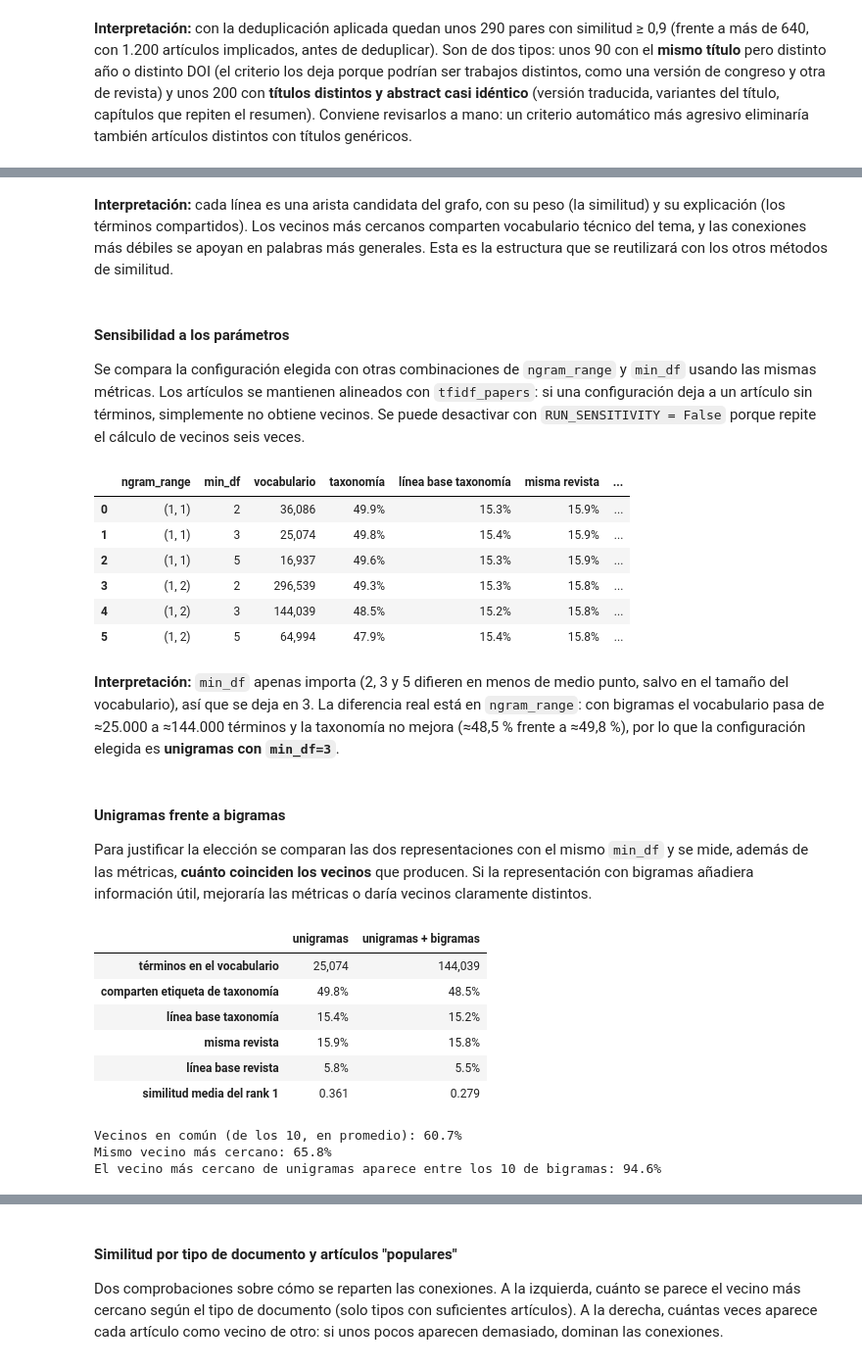
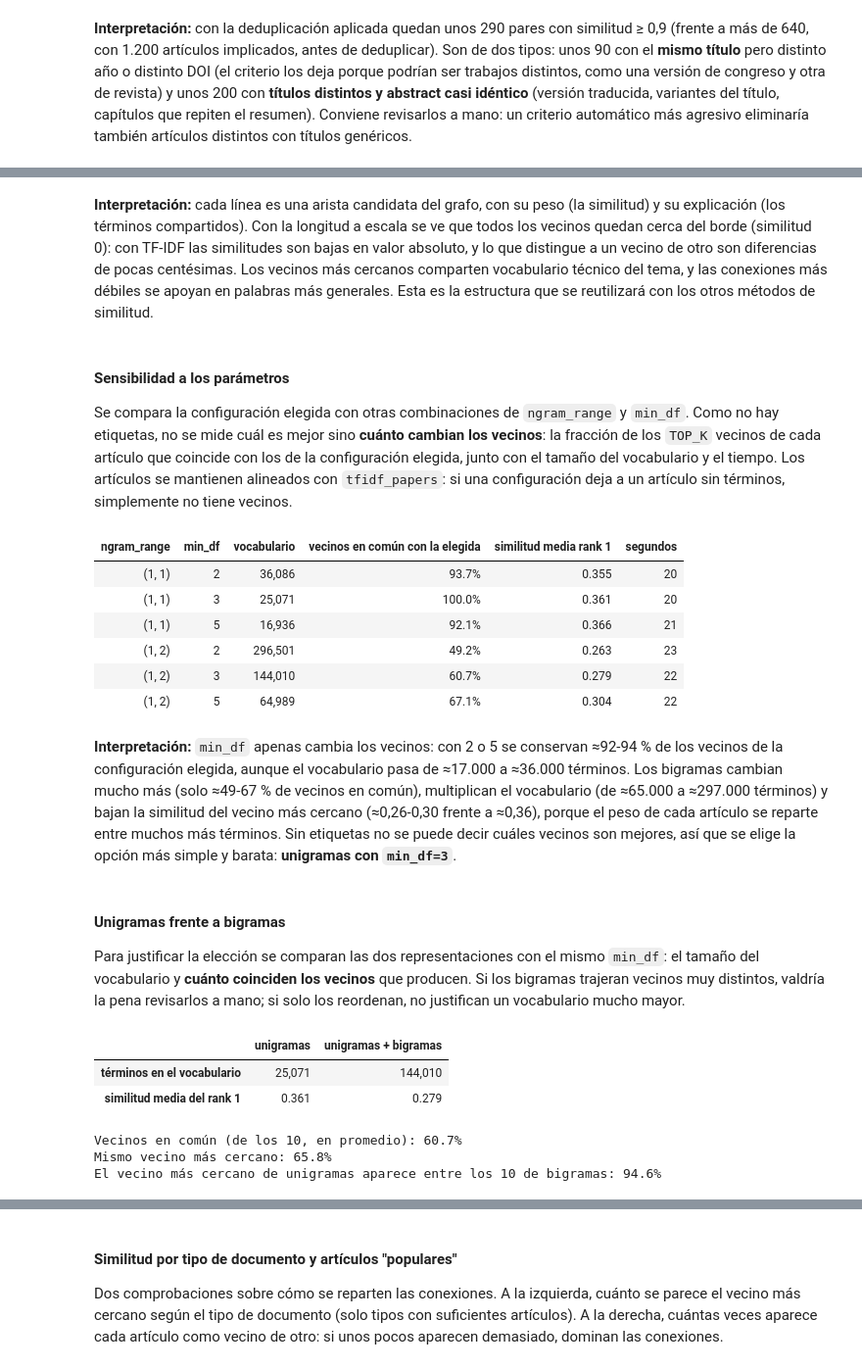
Before and after one commit to mbarrerag/NLP-Project, a Jupyter notebook: notebooks/NPL_Proyecto.ipynb, the cells around one changed output, grey strips where cells are left out. Shown at 98% size. Drawn from its saved outputs; the diff is of its cells as text; code cells hidden in the pictures.

```diff
--- a/notebooks/NPL_Proyecto.ipynb
+++ b/notebooks/NPL_Proyecto.ipynb
@@ -118,7 +111,7 @@ dtype: int64
 ## Posibles duplicados
 # %%
 # Encontrar y eliminar registros con el mismo 'Título original', 'Descripción original' y 'Fecha'
-duplicate_subset = ['Título original', 'Descripción original', 'Fecha']
+duplicate_subset = ['Título original', 'Descripción original']
 duplicate_mask = df.duplicated(subset=duplicate_subset, keep=False)
 duplicate_titles_abstracts = df.loc[duplicate_mask].copy()
 
@@ -1264,51 +1069,57 @@ plt.show()
 # %% [markdown]
-**Interpretación:** cada línea es una arista candidata del grafo, con su peso (la similitud) y su explicación (los términos compartidos). Los vecinos más cercanos comparten vocabulario técnico del tema, y las conexiones más débiles se apoyan en palabras más generales. Esta es la estructura que se reutilizará con los otros métodos de similitud.
+**Interpretación:** cada línea es una arista candidata del grafo, con su peso (la similitud) y su explicación (los términos compartidos). Con la longitud a escala se ve que todos los vecinos quedan cerca del borde (similitud 0): con TF-IDF las similitudes son bajas en valor absoluto, y lo que distingue a un vecino de otro son diferencias de pocas centésimas. Los vecinos más cercanos comparten vocabulario técnico del tema, y las conexiones más débiles se apoyan en palabras más generales. Esta es la estructura que se reutilizará con los otros métodos de similitud.
 # %% [markdown]
 #### Sensibilidad a los parámetros
 
-Se compara la configuración elegida con otras combinaciones de `ngram_range` y `min_df` usando las mismas métricas. Los artículos se mantienen alineados con `tfidf_papers`: si una configuración deja a un artículo sin términos, simplemente no obtiene vecinos. Se puede desactivar con `RUN_SENSITIVITY = False` porque repite el cálculo de vecinos seis veces.
+Se compara la configuración elegida con otras combinaciones de `ngram_range` y `min_df`. Como no hay etiquetas, no se mide cuál es mejor sino **cuánto cambian los vecinos**: la fracción de los `TOP_K` vecinos de cada artículo que coincide con los de la configuración elegida, junto con el tamaño del vocabulario y el tiempo. Los artículos se mantienen alineados con `tfidf_papers`: si una configuración deja a un artículo sin términos, simplemente no tiene vecinos.
 # %%
 RUN_SENSITIVITY = True
 SENSITIVITY_NGRAMS = [(1, 1), (1, 2)]
 SENSITIVITY_MIN_DF = [2, 3, 5]
+
+
+def neighbor_overlap(pairs, reference):
+    """Fracción media de los vecinos de `reference` que también aparecen en `pairs`, por artículo."""
+    ours = pairs.groupby('source_idx')['target_idx'].agg(set)
+    theirs = reference.groupby('source_idx')['target_idx'].agg(set)
+    common = theirs.index.intersection(ours.index)
+    return np.mean([len(ours[i] & theirs[i]) / len(theirs[i]) for i in common])
+
 
 if RUN_SENSITIVITY:
     rows = []
     for ngram_range in SENSITIVITY_NGRAMS:
         for min_df in SENSITIVITY_MIN_DF:
             _t0 = time.time()
             _, matrix = build_tfidf(tfidf_papers['text_tokens'], ngram_range=ngram_range, min_df=min_df)
             pairs = top_k_neighbors(matrix, tfidf_ids)
-            metrics = evaluate_neighbors(pairs)
             rows.append({
                 'ngram_range': str(ngram_range),
                 'min_df': min_df,
                 'vocabulario': matrix.shape[1],
-                'taxonomía': metrics['precision_taxonomia'],
-                'línea base taxonomía': metrics['baseline_taxonomia'],
-                'misma revista': metrics['misma_revista'],
-                'similitud media rank 1': metrics['similitud_media_rank1'],
+                'vecinos en común con la elegida': neighbor_overlap(pairs, tfidf_pairs),
+                'similitud media rank 1': pairs.loc[pairs['rank'] == 1, 'similarity_score'].mean(),
                 'segundos': time.time() - _t0,
             })
     sensitivity = pd.DataFrame(rows)
     display(sensitivity.style.format({
-        'vocabulario': '{:,}', 'taxonomía': '{:.1%}', 'línea base taxonomía': '{:.1%}',
-        'misma revista': '{:.1%}', 'similitud media rank 1': '{:.3f}', 'segundos': '{:.0f}',
-    }))
+        'vocabulario': '{:,}', 'vecinos en común con la elegida': '{:.1%}',
+        'similitud media rank 1': '{:.3f}', 'segundos': '{:.0f}',
+    }).hide(axis='index'))
 # %% [output]
-|  | ngram_range | min_df | vocabulario | taxonomía | línea base taxonomía | misma revista | ... |
-| 0 | (1, 1) | 2 | 36,086 | 49.9% | 15.3% | 15.9% | ... |
-| 1 | (1, 1) | 3 | 25,074 | 49.8% | 15.4% | 15.9% | ... |
-| 2 | (1, 1) | 5 | 16,937 | 49.6% | 15.3% | 15.9% | ... |
-| 3 | (1, 2) | 2 | 296,539 | 49.3% | 15.3% | 15.8% | ... |
-| 4 | (1, 2) | 3 | 144,039 | 48.5% | 15.2% | 15.8% | ... |
-| 5 | (1, 2) | 5 | 64,994 | 47.9% | 15.4% | 15.8% | ... |
+| ngram_range | min_df | vocabulario | vecinos en común con la elegida | similitud media rank 1 | segundos |
+| (1, 1) | 2 | 36,086 | 93.7% | 0.355 | 20 |
+| (1, 1) | 3 | 25,071 | 100.0% | 0.361 | 20 |
+| (1, 1) | 5 | 16,936 | 92.1% | 0.366 | 21 |
+| (1, 2) | 2 | 296,501 | 49.2% | 0.263 | 23 |
+| (1, 2) | 3 | 144,010 | 60.7% | 0.279 | 22 |
+| (1, 2) | 5 | 64,989 | 67.1% | 0.304 | 22 |
-# %% [markdown]
-**Interpretación:** `min_df` apenas importa (2, 3 y 5 difieren en menos de medio punto, salvo en el tamaño del vocabulario), así que se deja en 3. La diferencia real está en `ngram_range`: con bigramas el vocabulario pasa de ≈25.000 a ≈144.000 términos y la taxonomía no mejora (≈48,5 % frente a ≈49,8 %), por lo que la configuración elegida es **unigramas con `min_df=3`**.
+# %% [markdown]
+**Interpretación:** `min_df` apenas cambia los vecinos: con 2 o 5 se conservan ≈92-94 % de los vecinos de la configuración elegida, aunque el vocabulario pasa de ≈17.000 a ≈36.000 términos. Los bigramas cambian mucho más (solo ≈49-67 % de vecinos en común), multiplican el vocabulario (de ≈65.000 a ≈297.000 términos) y bajan la similitud del vecino más cercano (≈0,26-0,30 frente a ≈0,36), porque el peso de cada artículo se reparte entre muchos más términos. Sin etiquetas no se puede decir cuáles vecinos son mejores, así que se elige la opción más simple y barata: **unigramas con `min_df=3`**.
 # %% [markdown]
 #### Unigramas frente a bigramas
 
-Para justificar la elección se comparan las dos representaciones con el mismo `min_df` y se mide, además de las métricas, **cuánto coinciden los vecinos** que producen. Si la representación con bigramas añadiera información útil, mejoraría las métricas o daría vecinos claramente distintos.
+Para justificar la elección se comparan las dos representaciones con el mismo `min_df`: el tamaño del vocabulario y **cuánto coinciden los vecinos** que producen. Si los bigramas trajeran vecinos muy distintos, valdría la pena revisarlos a mano; si solo los reordenan, no justifican un vocabulario mucho mayor.
 # %%
 COMPARE_NGRAMS = {'unigramas': (1, 1), 'unigramas + bigramas': (1, 2)}
 
@@ -1316,40 +1127,31 @@ compared = {}
 for name, ngram_range in COMPARE_NGRAMS.items():
     _, matrix = build_tfidf(tfidf_papers['text_tokens'], ngram_range=ngram_range, min_df=TFIDF_MIN_DF)
     pairs = top_k_neighbors(matrix, tfidf_ids)
-    compared[name] = {'vocabulario': matrix.shape[1], 'pairs': pairs, **evaluate_neighbors(pairs)}
+    compared[name] = {'vocabulario': matrix.shape[1], 'pairs': pairs,
+                      'similitud_media_rank1': pairs.loc[pairs['rank'] == 1, 'similarity_score'].mean()}
 
 display(pd.DataFrame({
     name: {
         'términos en el vocabulario': f'{r["vocabulario"]:,}',
-        'comparten etiqueta de taxonomía': f'{r["precision_taxonomia"]:.1%}',
-        'línea base taxonomía': f'{r["baseline_taxonomia"]:.1%}',
-        'misma revista': f'{r["misma_revista"]:.1%}',
-        'línea base revista': f'{r["baseline_revista"]:.1%}',
         'similitud media del rank 1': f'{r["similitud_media_rank1"]:.3f}',
     } for name, r in compared.items()
 }))
 
 # Coincidencia entre los vecinos de las dos representaciones.
 uni, bi = (compared[name]['pairs'] for name in COMPARE_NGRAMS)
-neighbors_uni = uni.groupby('source_idx')['target_idx'].agg(set)
 neighbors_bi = bi.groupby('source_idx')['target_idx'].agg(set)
-shared_sources = neighbors_uni.index.intersection(neighbors_bi.index)
-overlap = np.mean([len(neighbors_uni[i] & neighbors_bi[i]) / len(neighbors_uni[i]) for i in shared_sources])
 first_uni = uni.loc[uni['rank'] == 1].set_index('source_idx')['target_idx']
 first_bi = bi.loc[bi['rank'] == 1].set_index('source_idx')['target_idx']
-same_first = (first_uni.reindex(shared_sources) == first_bi.reindex(shared_sources)).mean()
-first_in_other = np.mean([first_uni[i] in neighbors_bi[i] for i in shared_sources if i in first_uni.index])
+shared_sources = first_uni.index.intersection(first_bi.index)
+same_first = (first_uni[shared_sources] == first_bi[shared_sources]).mean()
+first_in_other = np.mean([first_uni[i] in neighbors_bi[i] for i in shared_sources])
 
-print(f'Vecinos en común (de los {TOP_K}, en promedio): {overlap:.1%}')
+print(f'Vecinos en común (de los {TOP_K}, en promedio): {neighbor_overlap(bi, uni):.1%}')
 print(f'Mismo vecino más cercano: {same_first:.1%}')
 print(f'El vecino más cercano de unigramas aparece entre los {TOP_K} de bigramas: {first_in_other:.1%}')
 # %% [output]
 |  | unigramas | unigramas + bigramas |
-| términos en el vocabulario | 25,074 | 144,039 |
-| comparten etiqueta de taxonomía | 49.8% | 48.5% |
-| línea base taxonomía | 15.4% | 15.2% |
-| misma revista | 15.9% | 15.8% |
-| línea base revista | 5.8% | 5.5% |
+| términos en el vocabulario | 25,071 | 144,010 |
 | similitud media del rank 1 | 0.361 | 0.279 |
 Vecinos en común (de los 10, en promedio): 60.7%
 Mismo vecino más cercano: 65.8%
```
Also changed, not shown: parts of 74 cells of this notebook.
